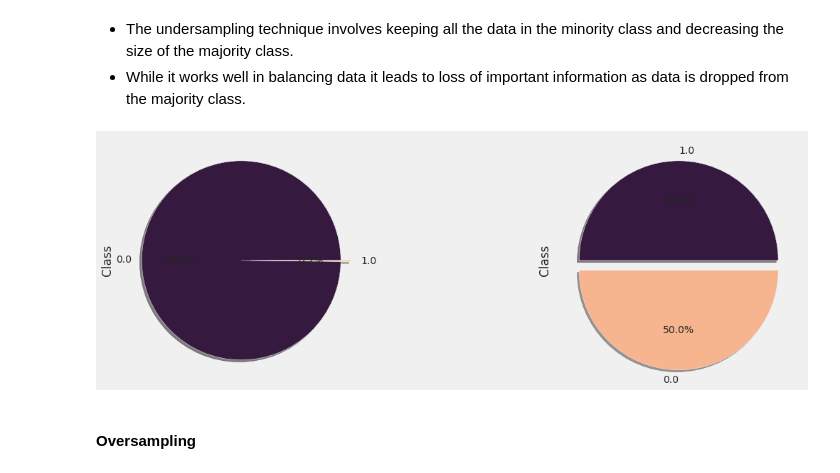
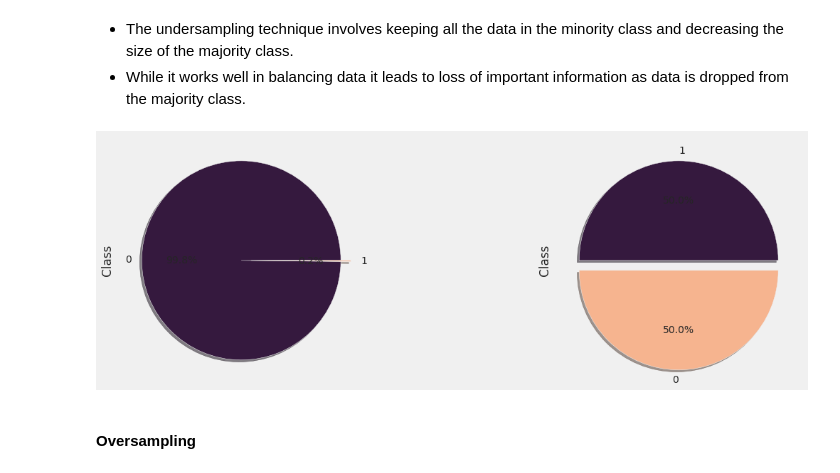
Before and after one commit to natbernard/Credit-Card-Fraud-Detection, a Jupyter notebook: Credit card fraud detection.ipynb, the cells around one changed output. Saved outputs shown, nothing was run; the diff lists cells and outputs as text; code cells hidden in the pictures.

```diff
--- a/Credit card fraud detection.ipynb
+++ b/Credit card fraud detection.ipynb
@@ -187,25 +192,25 @@ weighted avg       1.00      1.00      1.00     85443
 - While it works well in balancing data it leads to loss of important information as data is dropped from the majority class.
 # %%
 # resampling the data
-df_train = pd.concat([X_test, y_train], axis = 1)
+df_train = pd.concat([X_train, y_train], axis = 1)
 df_test = pd.concat([X_test, y_test], axis = 1)
 
 # undersampling
 shuffled_df = df_train.sample(frac = 1, random_state=42)
 fraud_df_us = shuffled_df[shuffled_df['Class'] == 1]
 nonfraud_df_us = shuffled_df[shuffled_df['Class'] == 0].sample(n = len(fraud_df_us),
                 random_state = 42)
 undersampled_df = pd.concat([fraud_df_us, nonfraud_df_us])
 
 # plotting new undersampled dataset
 fig, ax = plt.subplots(1,2, figsize = (18, 6))
 explode = [0, 0.1]
 _ = df_train['Class'].value_counts().plot(kind = 'pie', autopct ='%.1f%%',
 shadow = True, explode = explode, cmap = mpl.colors.ListedColormap(sns.color_palette("rocket")), ax = ax[0])
 _ = undersampled_df['Class'].value_counts().plot(kind = 'pie', autopct ='%.1f%%',
 shadow = True, explode = explode, cmap = mpl.colors.ListedColormap(sns.color_palette("rocket")), ax = ax[1])
 # %% [output]
-[figure, old version]
+[figure, new version]
 # %% [markdown]
 #### Oversampling
 # %% [markdown]
```
Also changed, not shown: parts of 10 cells of this notebook.
